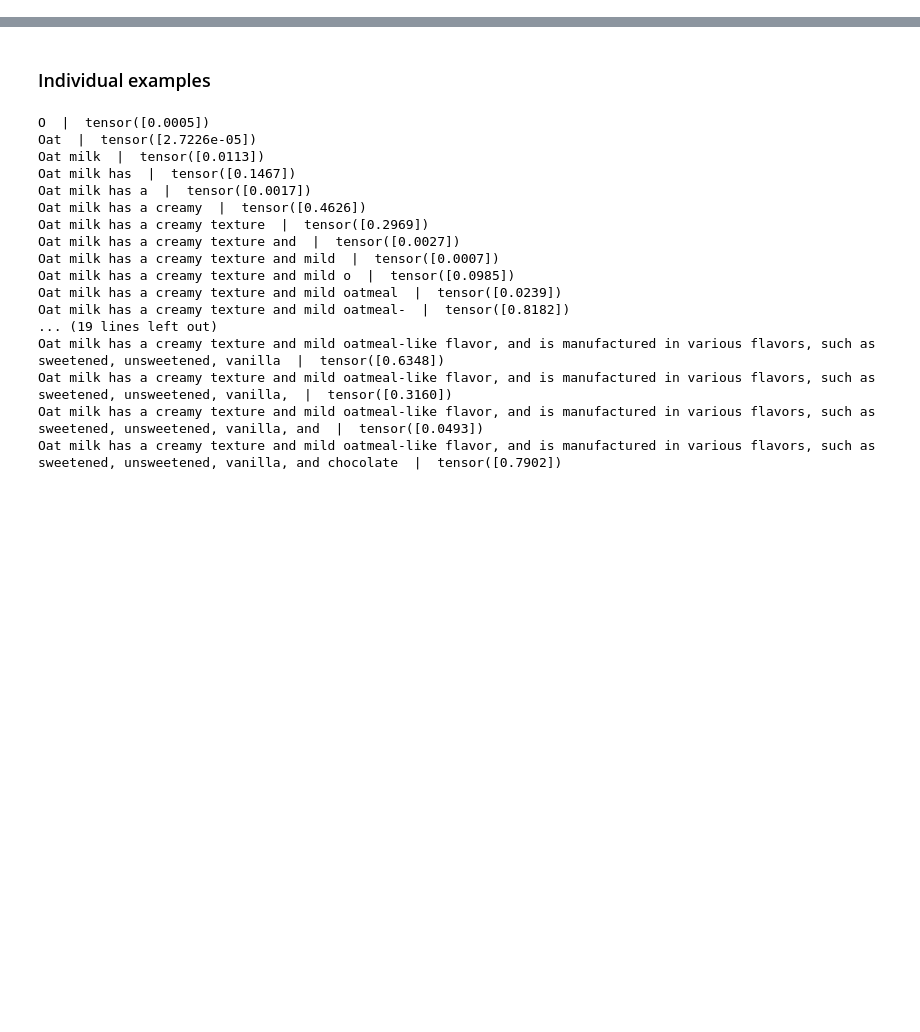
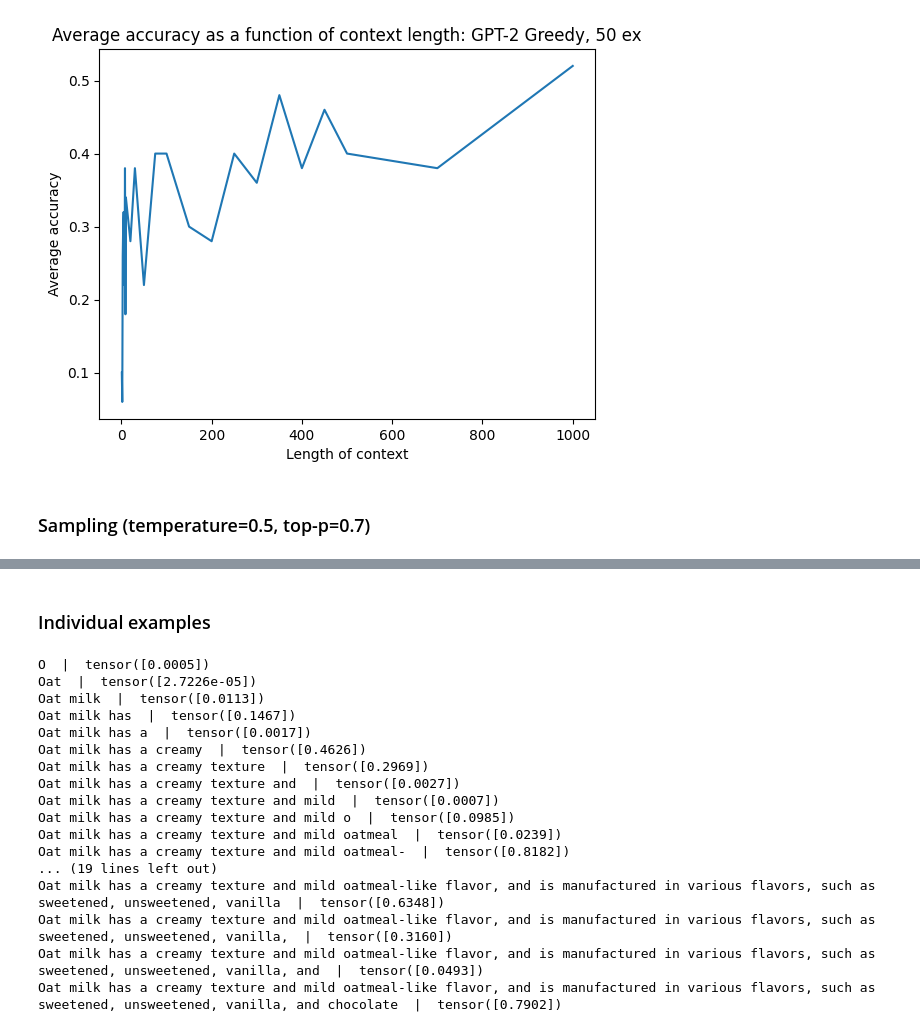
Before and after one commit to nicoleberi/Thesis-2023-24, a Jupyter notebook: measuring_accuracy_gpt2.ipynb, the cells around one changed output, grey strips where cells are left out. Cells and saved outputs as stored; diff of their text form; code cells hidden in the pictures; blank space fills up the shorter version.

```diff
--- a/measuring_accuracy_gpt2.ipynb
+++ b/measuring_accuracy_gpt2.ipynb
@@ -31,0 +160,3 @@ model = GPT2LMHeadModel.from_pretrained("gpt2")
+# %%
+output_greedy_50 = calculate_accuracies(model=modelgpt2, output_filename="accuracies_gpt2_greedy_50.json",
+                                     context_lengths=context_lengths, input_ids=input_ids, attention_mask=attention_mask, num_examples=50, sample=False, temperature=None, top_p=None)
@@ -31,0 +181,6 @@ model = GPT2LMHeadModel.from_pretrained("gpt2")
+# %%
+plot_avg_accuracies(output_greedy_50, "GPT-2 Greedy, 50 ex")
+# %% [output]
+[figure, added]
+# %% [markdown]
+### Sampling (temperature=0.5, top-p=0.7)
```
Also changed, not shown: parts of 41 cells of this notebook.
